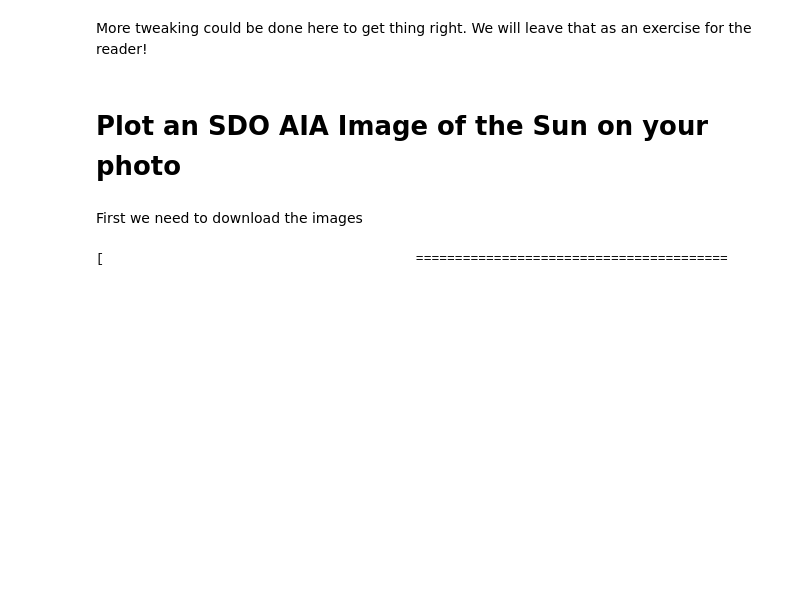
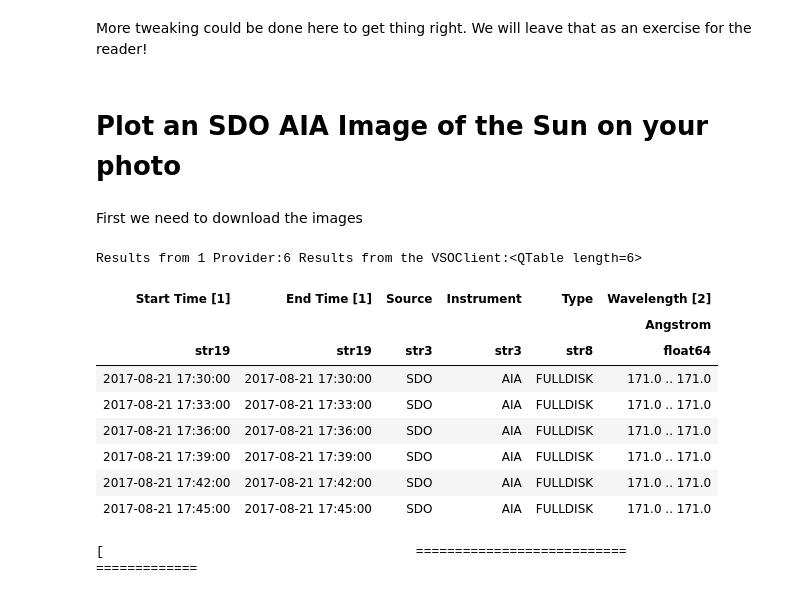
Before and after one commit to sunpy/solar-eclipse, a Jupyter notebook: notebooks/Processing your Eclipse Photo with SunPy.ipynb, the cells around one changed output. Cells and saved outputs as stored; diff of their text form; code cells hidden in the pictures; blank space fills up the shorter version.

```diff
--- a/notebooks/Processing your Eclipse Photo with SunPy.ipynb
+++ b/notebooks/Processing your Eclipse Photo with SunPy.ipynb
@@ -391,11 +392,25 @@ First we need to download the images
 # %%
 from sunpy.net import Fido, attrs as a
 # Replace the time below with the time in UT of the eclipse
-t = a.Time('2017-08-21 17:27:13', "2017-08-21 17:28:13")
+t = a.Time('2017-08-21 17:27:13', "2017-08-21 17:45:13")
 aia_result = Fido.search(t, a.Instrument('AIA'), a.Wavelength(171*u.Angstrom))
-files = Fido.fetch(aia_result)
+aia_result
 # %% [output]
-[                                        ========================================
+Results from 1 Provider:6 Results from the VSOClient:<QTable length=6>
+| Start Time [1] | End Time [1] | Source | Instrument | Type | Wavelength [2] |
+|  |  |  |  |  | Angstrom |
+| str19 | str19 | str3 | str3 | str8 | float64 |
+| 2017-08-21 17:30:00 | 2017-08-21 17:30:00 | SDO | AIA | FULLDISK | 171.0 .. 171.0 |
+| 2017-08-21 17:33:00 | 2017-08-21 17:33:00 | SDO | AIA | FULLDISK | 171.0 .. 171.0 |
+| 2017-08-21 17:36:00 | 2017-08-21 17:36:00 | SDO | AIA | FULLDISK | 171.0 .. 171.0 |
+| 2017-08-21 17:39:00 | 2017-08-21 17:39:00 | SDO | AIA | FULLDISK | 171.0 .. 171.0 |
+| 2017-08-21 17:42:00 | 2017-08-21 17:42:00 | SDO | AIA | FULLDISK | 171.0 .. 171.0 |
+| 2017-08-21 17:45:00 | 2017-08-21 17:45:00 | SDO | AIA | FULLDISK | 171.0 .. 171.0 |
+# %%
+files = Fido.fetch(aia_result[0,0])
+# %% [output]
+[                                        ===========================
+=============
 # %%
 files
 # %% [output]
```
Also changed, not shown: parts of 17 cells of this notebook.
